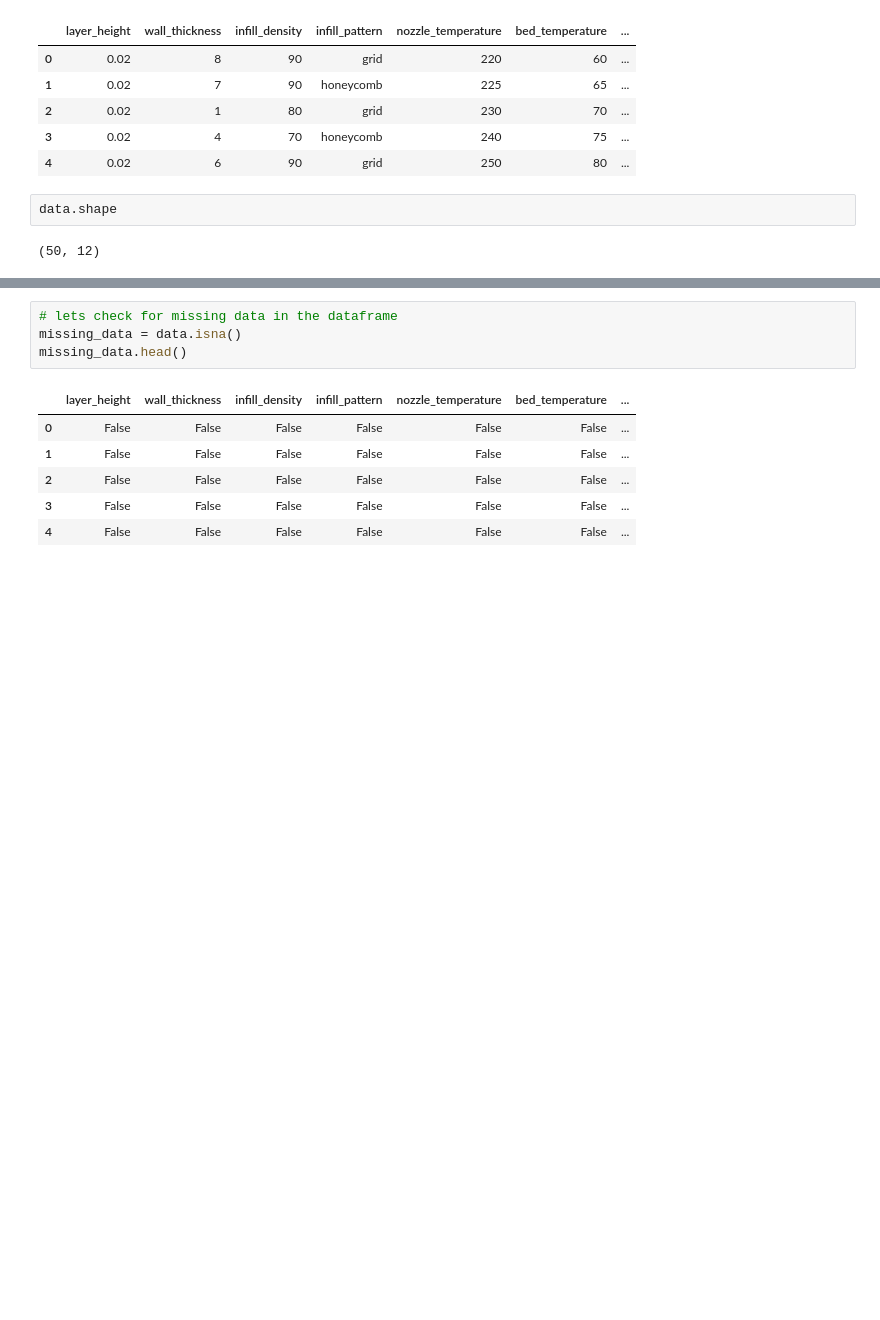
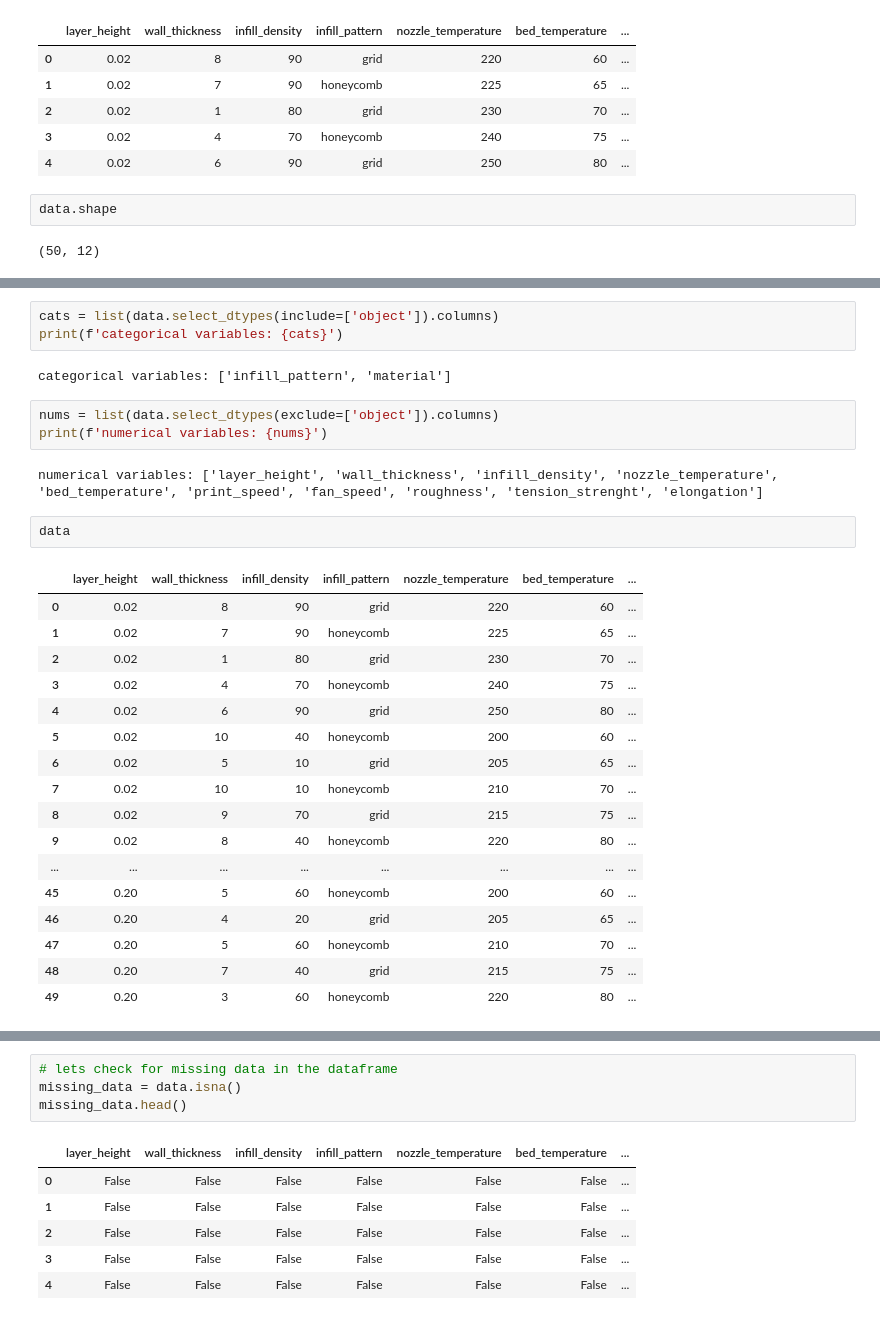
Before and after one commit to sokosaa/Machine-Learning-in-Mechanical-Engineering, a Jupyter notebook: HW1/case2/casestudy2.ipynb, the cells around one changed output, grey strips where cells are left out. Saved outputs shown, nothing was run; the diff lists cells and outputs as text; blank space fills up the shorter version.

```diff
--- a/HW1/case2/casestudy2.ipynb
+++ b/HW1/case2/casestudy2.ipynb
@@ -57,0 +66,30 @@ memory usage: 5.1+ KB
+# %%
+cats = list(data.select_dtypes(include=['object']).columns)
+print(f'categorical variables: {cats}')
+# %% [output]
+categorical variables: ['infill_pattern', 'material']
+# %%
+nums = list(data.select_dtypes(exclude=['object']).columns)
+print(f'numerical variables: {nums}')
+# %% [output]
+numerical variables: ['layer_height', 'wall_thickness', 'infill_density', 'nozzle_temperature', 'bed_temperature', 'print_speed', 'fan_speed', 'roughness', 'tension_strenght', 'elongation']
+# %%
+data
+# %% [output]
+|  | layer_height | wall_thickness | infill_density | infill_pattern | nozzle_temperature | bed_temperature | ... |
+| 0 | 0.02 | 8 | 90 | grid | 220 | 60 | ... |
+| 1 | 0.02 | 7 | 90 | honeycomb | 225 | 65 | ... |
+| 2 | 0.02 | 1 | 80 | grid | 230 | 70 | ... |
+| 3 | 0.02 | 4 | 70 | honeycomb | 240 | 75 | ... |
+| 4 | 0.02 | 6 | 90 | grid | 250 | 80 | ... |
+| 5 | 0.02 | 10 | 40 | honeycomb | 200 | 60 | ... |
+| 6 | 0.02 | 5 | 10 | grid | 205 | 65 | ... |
+| 7 | 0.02 | 10 | 10 | honeycomb | 210 | 70 | ... |
+| 8 | 0.02 | 9 | 70 | grid | 215 | 75 | ... |
+| 9 | 0.02 | 8 | 40 | honeycomb | 220 | 80 | ... |
+| ... | ... | ... | ... | ... | ... | ... | ... |
+| 45 | 0.20 | 5 | 60 | honeycomb | 200 | 60 | ... |
+| 46 | 0.20 | 4 | 20 | grid | 205 | 65 | ... |
+| 47 | 0.20 | 5 | 60 | honeycomb | 210 | 70 | ... |
+| 48 | 0.20 | 7 | 40 | grid | 215 | 75 | ... |
+| 49 | 0.20 | 3 | 60 | honeycomb | 220 | 80 | ... |
```
Also changed, not shown: parts of 18 cells of this notebook.
